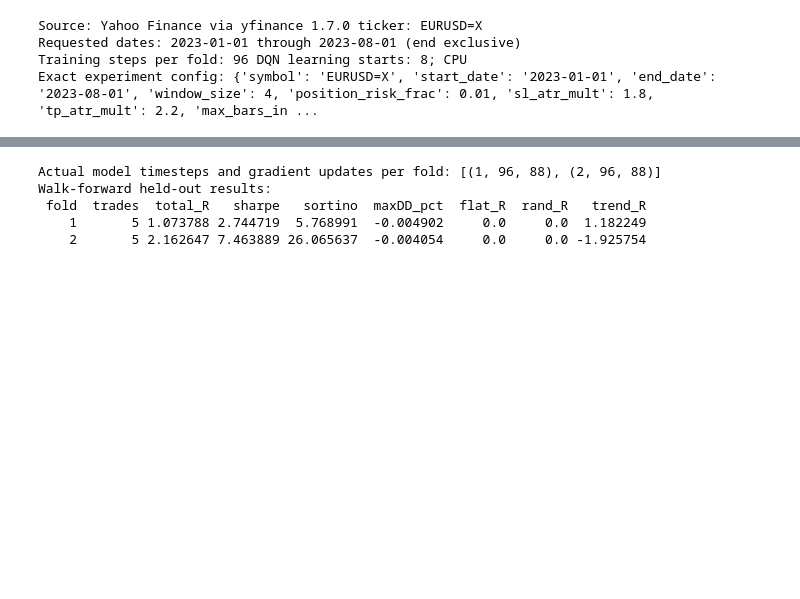
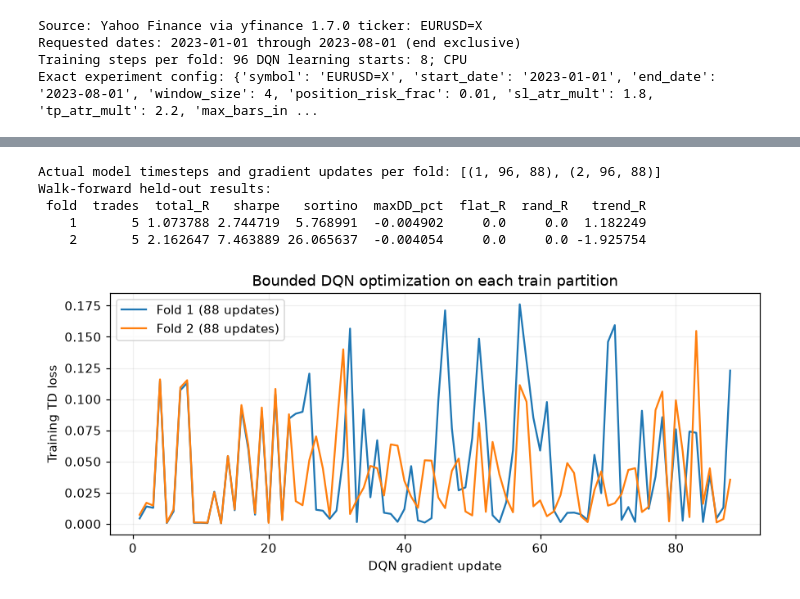
Before and after one commit to AmirJahani1380/Forex_RL_Simulator, a Jupyter notebook: Forex_RL_Agent_Final.ipynb, the cells around one changed output, grey strips where cells are left out. Saved outputs shown, nothing was run; the diff lists cells and outputs as text; code cells hidden in the pictures; blank space fills up the shorter version.

```diff
--- a/Forex_RL_Agent_Final.ipynb
+++ b/Forex_RL_Agent_Final.ipynb
@@ -59,40 +77,69 @@ Fold 2 boundaries (end exclusive): {'fold': 2, 'train_start': Timestamp('2023-01
 # %%
 trained = []
+
+class LossTrace(BaseCallback):
+    def __init__(self):
+        super().__init__()
+        self.points = []
+
+    def record(self):
+        update = self.model._n_updates
+        loss = self.model.logger.name_to_value.get('train/loss')
+        if loss is not None and (not self.points or update != self.points[-1][0]):
+            self.points.append((update, float(loss)))
+
+    def _on_step(self):
+        self.record()
+        return True
+
 def train_bounded_fold(algo, train_df, validation_df, fold_config, features, prices, n_envs):
     assert algo == 'DQN' and n_envs == 1
     train_env, validation_env, scaler = make_scaled_env(
         train_df, validation_df, features, prices, fold_config.environment_kwargs,
         fold_config.random_seed, n_envs=n_envs)
     assert scaler.means.equals(train_df[features].mean())
     model = DQN('MlpPolicy', train_env, seed=fold_config.random_seed, device='cpu', verbose=0,
                 policy_kwargs={'net_arch': [32, 32]}, learning_rate=0.001,
                 buffer_size=256, learning_starts=8, batch_size=8, train_freq=1,
                 gradient_steps=1)
+    trace = LossTrace()
     try:
-        model.learn(total_timesteps=fold_config.total_timesteps)
+        model.learn(total_timesteps=fold_config.total_timesteps, callback=trace)
+        trace.record()
     finally:
         train_env.close()
         validation_env.close()
     fold_number = len(trained) + 1
     validation_result = backtest_model(model, scaler, validation_df, features, prices, fold_config)
     trained.append({'fold': fold_number, 'model': model, 'scaler': scaler,
                     'validation': validation_result['metrics'], 'timesteps': model.num_timesteps,
-                    'updates': model._n_updates})
+                    'updates': model._n_updates, 'loss_trace': trace.points})
     return model, scaler, None
 
 fold_results = run_walkforward(config.algo, data, folds, config, train_bounded_fold, feature_cols, price_cols)
 assert len(fold_results) == len(trained) == 2
 assert all(item['updates'] > 0 for item in trained)
 print('Actual model timesteps and gradient updates per fold:',
       [(item['fold'], item['timesteps'], item['updates']) for item in trained])
 print('Walk-forward held-out results:')
 print(fold_results[['fold', 'trades', 'total_R', 'sharpe', 'sortino', 'maxDD_pct', 'flat_R', 'rand_R', 'trend_R']].to_string(index=False))
+
+fig, ax = plt.subplots(figsize=(8, 3.4), layout='constrained')
+for item in trained:
+    updates, losses = zip(*item['loss_trace'])
+    ax.plot(updates, losses, label=f"Fold {item['fold']} ({item['updates']} updates)")
+ax.set(xlabel='DQN gradient update', ylabel='Training TD loss',
+       title='Bounded DQN optimization on each train partition')
+ax.legend()
+ax.grid(alpha=0.2)
+plt.show()
 # %% [output]
 Actual model timesteps and gradient updates per fold: [(1, 96, 88), (2, 96, 88)]
 Walk-forward held-out results:
  fold  trades  total_R   sharpe   sortino  maxDD_pct  flat_R  rand_R   trend_R
     1       5 1.073788 2.744719  5.768991  -0.004902     0.0     0.0  1.182249
     2       5 2.162647 7.463889 26.065637  -0.004054     0.0     0.0 -1.925754
+[figure, added]
 # %%
 validation_summary = pd.DataFrame([
     {'fold': item['fold'], **{key: item['validation'][key]
```
Also changed, not shown: parts of 4 cells of this notebook, 6 other files.
